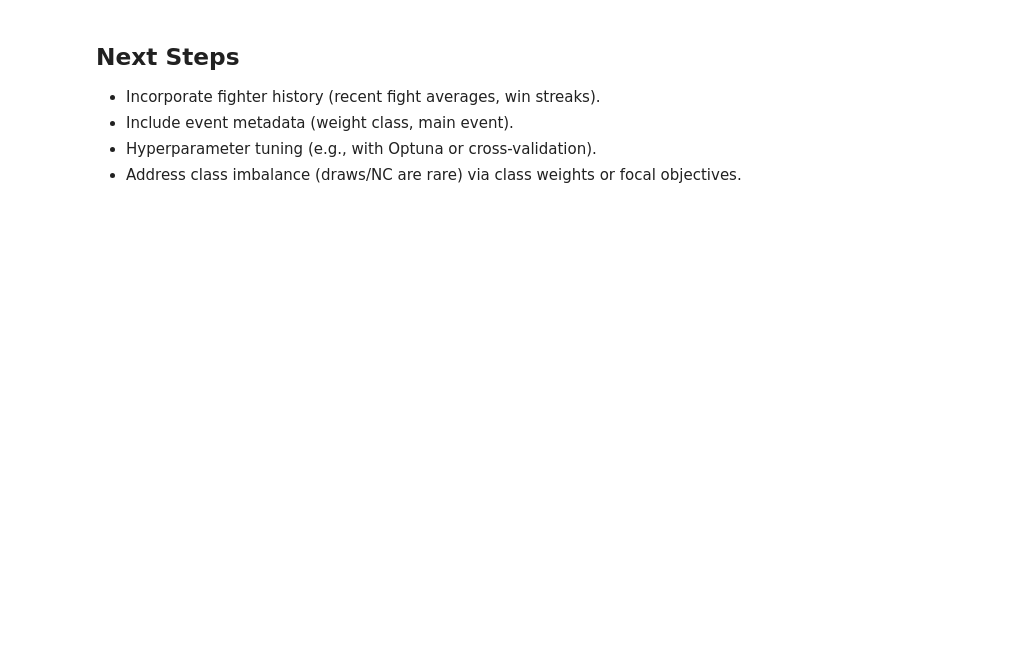
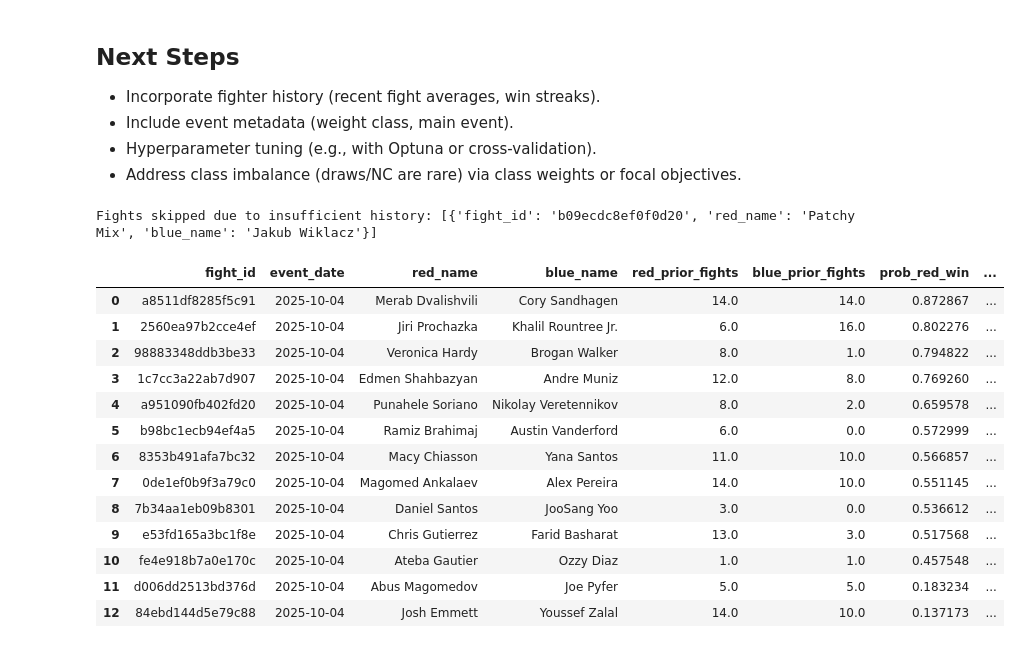
Before and after one commit to acee3/UFCPredictor, a Jupyter notebook: train_xgboost_model.ipynb, the cells around one changed output. Saved outputs shown, nothing was run; the diff lists cells and outputs as text; code cells hidden in the pictures; blank space fills up the shorter version.

```diff
--- a/train_xgboost_model.ipynb
+++ b/train_xgboost_model.ipynb
@@ -235,0 +445,21 @@ plt.show()
+# %%
+
+# Example usage (uncomment and run to generate predictions for an event)
+event_url = "http://ufcstats.com/event-details/8944a0f9b2f0ce6d"
+predict_event(event_url)
+# %% [output]
+Fights skipped due to insufficient history: [{'fight_id': 'b09ecdc8ef0f0d20', 'red_name': 'Patchy Mix', 'blue_name': 'Jakub Wiklacz'}]
+|  | fight_id | event_date | red_name | blue_name | red_prior_fights | blue_prior_fights | prob_red_win | ... |
+| 0 | a8511df8285f5c91 | 2025-10-04 | Merab Dvalishvili | Cory Sandhagen | 14.0 | 14.0 | 0.872867 | ... |
+| 1 | 2560ea97b2cce4ef | 2025-10-04 | Jiri Prochazka | Khalil Rountree Jr. | 6.0 | 16.0 | 0.802276 | ... |
+| 2 | 98883348ddb3be33 | 2025-10-04 | Veronica Hardy | Brogan Walker | 8.0 | 1.0 | 0.794822 | ... |
+| 3 | 1c7cc3a22ab7d907 | 2025-10-04 | Edmen Shahbazyan | Andre Muniz | 12.0 | 8.0 | 0.769260 | ... |
+| 4 | a951090fb402fd20 | 2025-10-04 | Punahele Soriano | Nikolay Veretennikov | 8.0 | 2.0 | 0.659578 | ... |
+| 5 | b98bc1ecb94ef4a5 | 2025-10-04 | Ramiz Brahimaj | Austin Vanderford | 6.0 | 0.0 | 0.572999 | ... |
+| 6 | 8353b491afa7bc32 | 2025-10-04 | Macy Chiasson | Yana Santos | 11.0 | 10.0 | 0.566857 | ... |
+| 7 | 0de1ef0b9f3a79c0 | 2025-10-04 | Magomed Ankalaev | Alex Pereira | 14.0 | 10.0 | 0.551145 | ... |
+| 8 | 7b34aa1eb09b8301 | 2025-10-04 | Daniel Santos | JooSang Yoo | 3.0 | 0.0 | 0.536612 | ... |
+| 9 | e53fd165a3bc1f8e | 2025-10-04 | Chris Gutierrez | Farid Basharat | 13.0 | 3.0 | 0.517568 | ... |
+| 10 | fe4e918b7a0e170c | 2025-10-04 | Ateba Gautier | Ozzy Diaz | 1.0 | 1.0 | 0.457548 | ... |
+| 11 | d006dd2513bd376d | 2025-10-04 | Abus Magomedov | Joe Pyfer | 5.0 | 5.0 | 0.183234 | ... |
+| 12 | 84ebd144d5e79c88 | 2025-10-04 | Josh Emmett | Youssef Zalal | 14.0 | 10.0 | 0.137173 | ... |
```
Also changed, not shown: parts of 11 cells of this notebook.
